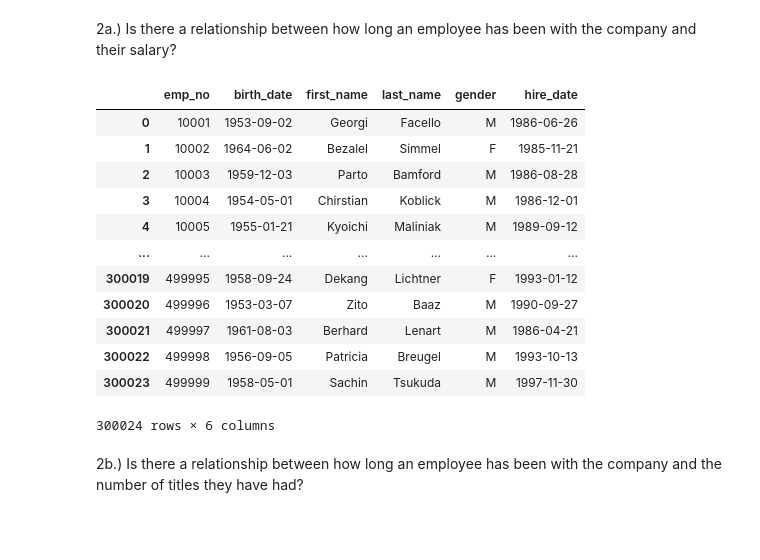
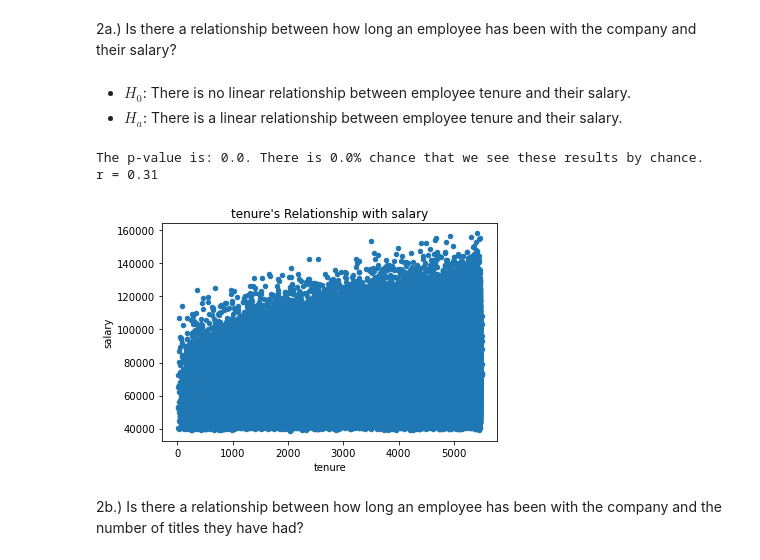
Before and after one commit to nicholas-dougherty/statistics-exercises, a Jupyter notebook: Hypothesis_Testing.ipynb, the cells around one changed output. Cells and saved outputs as stored; diff of their text form; code cells hidden in the pictures; blank space fills up the shorter version.

```diff
--- a/Hypothesis_Testing.ipynb
+++ b/Hypothesis_Testing.ipynb
@@ -419,20 +438,50 @@ employees = pd.read_sql(sql, url)
+# %%
+query = '''
+SELECT
+    DATEDIFF((SELECT MAX(hire_date) FROM employees), e.hire_date) AS tenure,
+    s.salary AS salary
+FROM employees e
+JOIN salaries s USING (emp_no)
+WHERE s.to_date > NOW()
+'''
+
+employees_with_salaries = pd.read_sql(query, url)
+
+# sql = '''
+# SELECT emp_no, COUNT(title) AS n_titles
+#   FROM titles
+#   WHERE emp_no IN (SELECT emp_no
+#                      FROM salaries
+#                      WHERE to_date = '9999-01-01')
+#   GROUP BY emp_no;
+# '''
+# titles = pd.read_sql(sql, url)
+query_t = '''
+SELECT
+    e.emp_no,
+    DATEDIFF((SELECT MAX(hire_date) FROM employees), e.hire_date) AS tenure,
+    n_titles
+FROM employees e
+JOIN (
+    SELECT emp_no, COUNT(*) as n_titles
+    FROM employees e
+    JOIN titles t USING (emp_no)
+    GROUP BY emp_no
+) emp_title_count USING (emp_no)
+'''
+
+titles = pd.read_sql(query_t, url)
 # %% [markdown]
 2a.) Is there a relationship between how long an employee has been with the company and their salary?
-# %%
-db
-# %% [output]
-|  | emp_no | birth_date | first_name | last_name | gender | hire_date |
-| 0 | 10001 | 1953-09-02 | Georgi | Facello | M | 1986-06-26 |
-| 1 | 10002 | 1964-06-02 | Bezalel | Simmel | F | 1985-11-21 |
-| 2 | 10003 | 1959-12-03 | Parto | Bamford | M | 1986-08-28 |
-| 3 | 10004 | 1954-05-01 | Chirstian | Koblick | M | 1986-12-01 |
-| 4 | 10005 | 1955-01-21 | Kyoichi | Maliniak | M | 1989-09-12 |
-| ... | ... | ... | ... | ... | ... | ... |
-| 300019 | 499995 | 1958-09-24 | Dekang | Lichtner | F | 1993-01-12 |
-| 300020 | 499996 | 1953-03-07 | Zito | Baaz | M | 1990-09-27 |
-| 300021 | 499997 | 1961-08-03 | Berhard | Lenart | M | 1986-04-21 |
-| 300022 | 499998 | 1956-09-05 | Patricia | Breugel | M | 1993-10-13 |
-| 300023 | 499999 | 1958-05-01 | Sachin | Tsukuda | M | 1997-11-30 |
-300024 rows × 6 columns
+# %% [markdown]
+- $H_0$: There is no linear relationship between employee tenure and their salary.
+- $H_a$: There is a linear relationship between employee tenure and their salary.
+# %%
+# stats.pearsonr(employees_with_salaries.tenure, employees_with_salaries.salary)
+correlation_exploration(employees_with_salaries, 'tenure', 'salary')
+# %% [output]
+The p-value is: 0.0. There is 0.0% chance that we see these results by chance.
+r = 0.31
+[figure, added]
 # %% [markdown]
 2b.) Is there a relationship between how long an employee has been with the company and the number of titles they have had?
```
Also changed, not shown: parts of 33 cells of this notebook.
